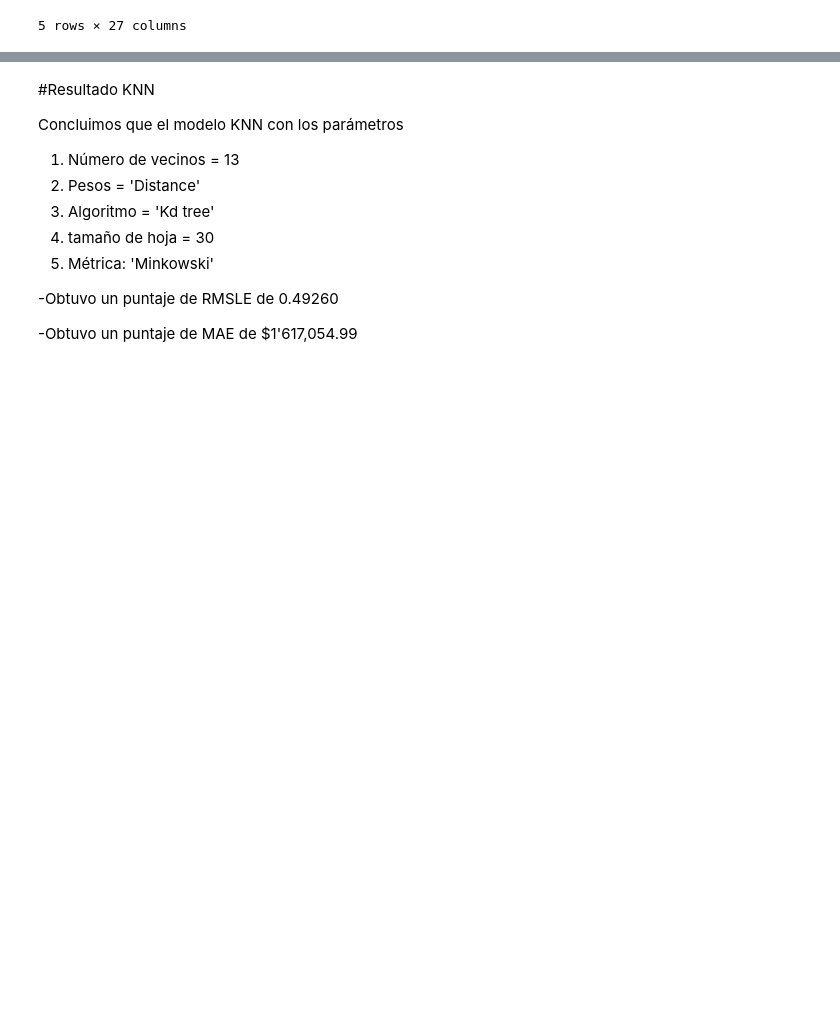
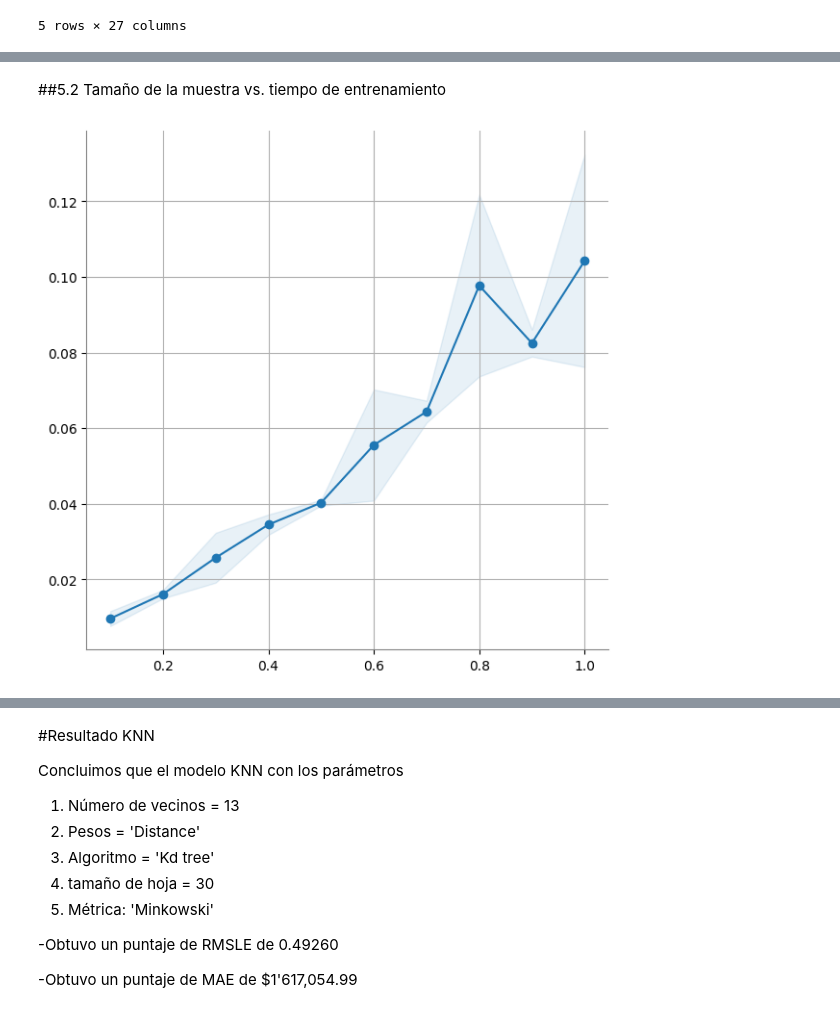
Before and after one commit to jadercaro/Mercado-inmobiliario-ruso-de-Sberbank, a Jupyter notebook: 03_Modelo_KNN.ipynb, the cells around one changed output, grey strips where cells are left out. Cells and saved outputs as stored; diff of their text form; code cells hidden in the pictures; blank space fills up the shorter version.

```diff
--- a/03_Modelo_KNN.ipynb
+++ b/03_Modelo_KNN.ipynb
@@ -395,0 +433,10 @@ selected_variables.head(5)
+# %%
+train_sizes = np.linspace(0.1,1,10)
+train_size_abs, train_scores, test_scores, fit_times, score_times = learning_curve(
+    estimator = knn_,
+    X=X,
+    y=y,
+    cv=5,
+    train_sizes = train_sizes,
+    return_times = True
+)
@@ -395,0 +487,15 @@ selected_variables.head(5)
+# %% [markdown]
+##5.2 Tamaño de la muestra vs. tiempo de entrenamiento
+# %%
+plt.figure(figsize=(7,7))
+
+plot_result(x=train_sizes,
+            mean=fit_times_mean,
+            std=fit_times_std,
+            color='tab:blue')
+
+format_plot()
+
+plt.show()
+# %% [output]
+[figure, added]
```
Also changed, not shown: parts of 17 cells of this notebook.
